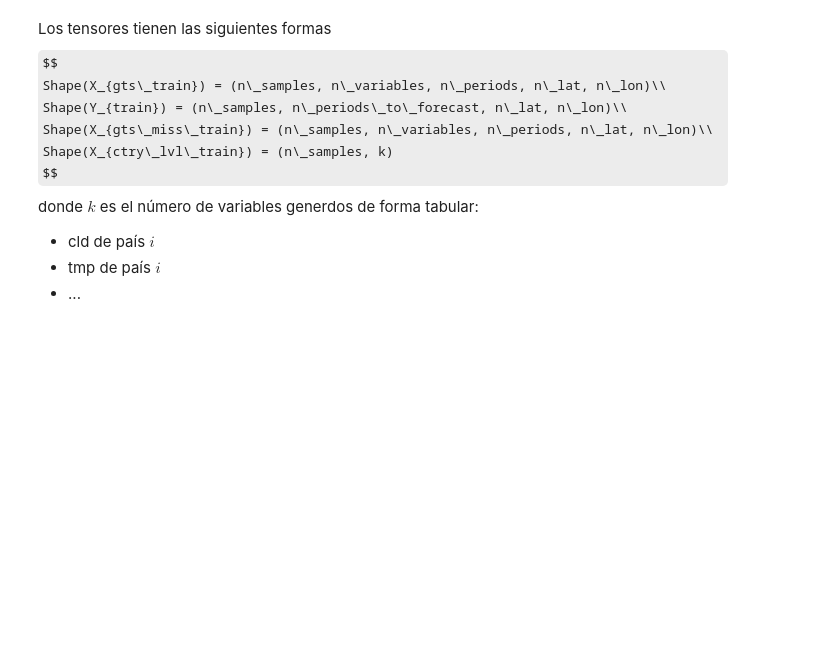
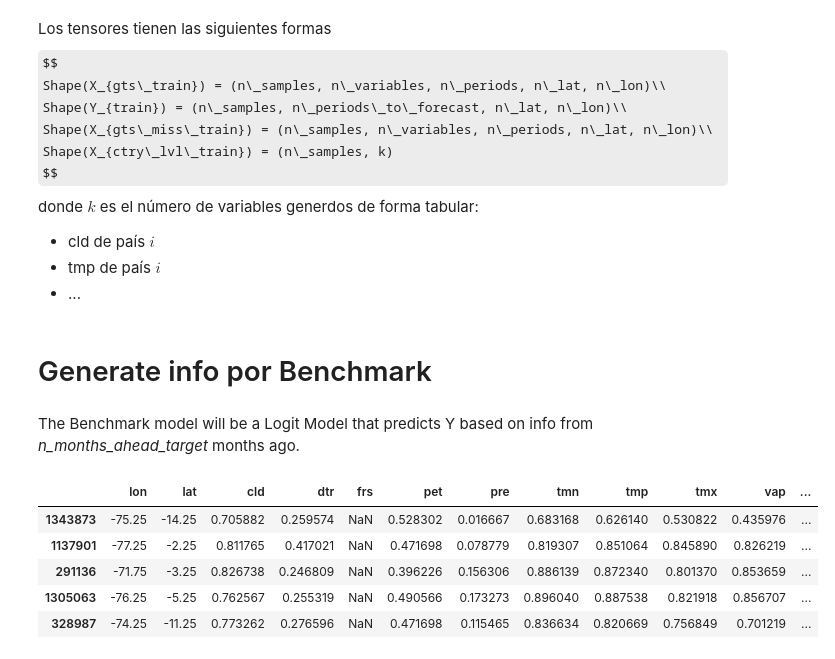
Before and after one commit to gabodabo-uno/DLA2501---Deep-Learning-Avanzado, a Jupyter notebook: Flood forecasting/3. Programas/03_Generate_Tensors.ipynb, the cells around one changed output. Drawn from its saved outputs; the diff is of its cells as text; code cells hidden in the pictures; some formulas as TeX source; blank space fills up the shorter version.

Commit message:
Add array creation for benchmark model.

```diff
--- a/Flood forecasting/3. Programas/03_Generate_Tensors.ipynb
+++ b/Flood forecasting/3. Programas/03_Generate_Tensors.ipynb
@@ -408,3 +408,17 @@ donde $k$ es el número de variables generdos de forma tabular:
 # %%
 # Puedo usar channels de conv lstm para indicar con una capa los valores y con otra los que son missing
 # https://www.tensorflow.org/api_docs/python/tf/keras/layers/ConvLSTM2D
+# %% [markdown]
+# Generate info por Benchmark
+# %% [markdown]
+The Benchmark model will be a Logit Model that predicts Y based on info from _n_months_ahead_target_  months ago.
+# %%
+df_gts_reescal = pd.read_csv(el_path_main / '2. Datos/Main gridded data/consol_df_peru_reescal.csv')
+df_gts_reescal.sample(5)
+# %% [output]
+|  | lon | lat | cld | dtr | frs | pet | pre | tmn | tmp | tmx | vap | ... |
+| 1343873 | -75.25 | -14.25 | 0.705882 | 0.259574 | NaN | 0.528302 | 0.016667 | 0.683168 | 0.626140 | 0.530822 | 0.435976 | ... |
+| 1137901 | -77.25 | -2.25 | 0.811765 | 0.417021 | NaN | 0.471698 | 0.078779 | 0.819307 | 0.851064 | 0.845890 | 0.826219 | ... |
+| 291136 | -71.75 | -3.25 | 0.826738 | 0.246809 | NaN | 0.396226 | 0.156306 | 0.886139 | 0.872340 | 0.801370 | 0.853659 | ... |
+| 1305063 | -76.25 | -5.25 | 0.762567 | 0.255319 | NaN | 0.490566 | 0.173273 | 0.896040 | 0.887538 | 0.821918 | 0.856707 | ... |
+| 328987 | -74.25 | -11.25 | 0.773262 | 0.276596 | NaN | 0.471698 | 0.115465 | 0.836634 | 0.820669 | 0.756849 | 0.701219 | ... |
```
Also changed, not shown: parts of 12 cells of this notebook, 1 other file.
